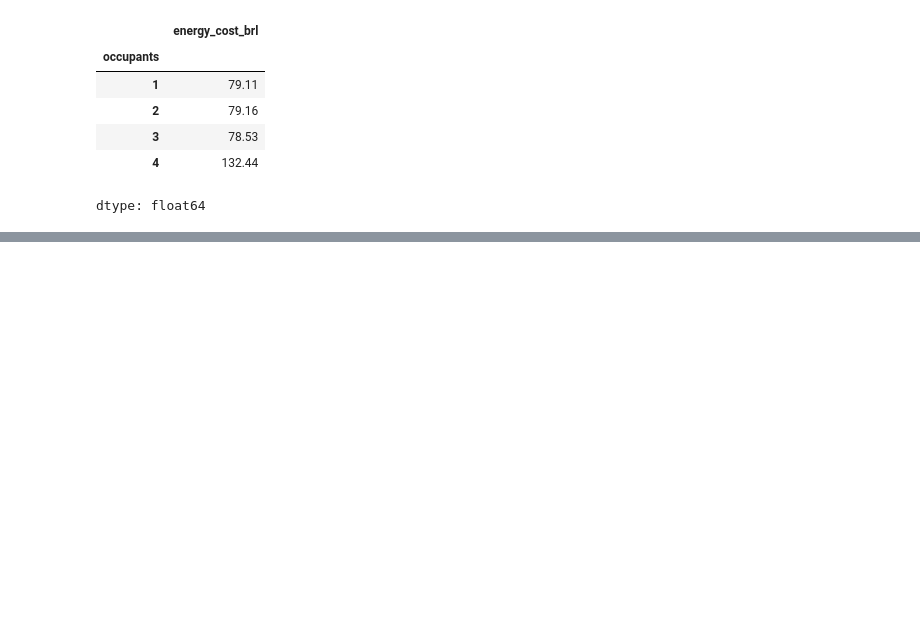
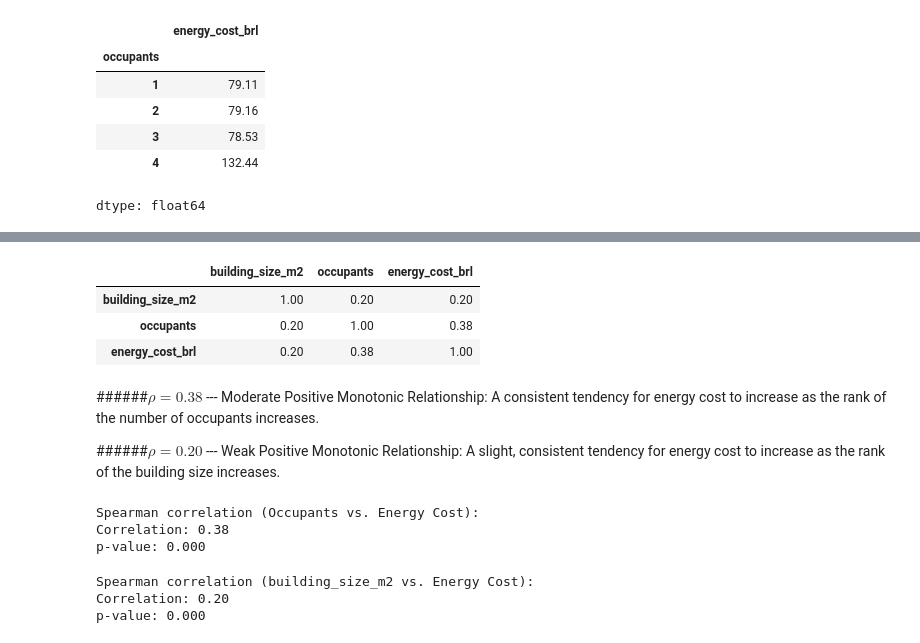
Before and after one commit to KrisDA-1/NU_Pandas, a Jupyter notebook: BD_Hypothesis.ipynb, the cells around one changed output, grey strips where cells are left out. Cells and saved outputs as stored; diff of their text form; code cells hidden in the pictures; blank space fills up the shorter version.

```diff
--- a/BD_Hypothesis.ipynb
+++ b/BD_Hypothesis.ipynb
@@ -260,0 +285,42 @@ dtype: float64
+# %%
+#We will treat our variables as categorical and perform Spearman Correlation
+##Evaluate the strenght of the monotonic relationship.
+
+dataset.select_dtypes(include=['number']).corr(method='spearman')
+# %% [output]
+|  | building_size_m2 | occupants | energy_cost_brl |
+| building_size_m2 | 1.00 | 0.20 | 0.20 |
+| occupants | 0.20 | 1.00 | 0.38 |
+| energy_cost_brl | 0.20 | 0.38 | 1.00 |
+# %% [markdown]
+######$\rho = 0.38$ --- Moderate Positive Monotonic Relationship: A consistent tendency for energy cost to increase as the rank of the number of occupants increases.
+
+######$\rho = 0.20$ --- Weak Positive Monotonic Relationship: A slight, consistent tendency for energy cost to increase as the rank of the building size increases.
+# %%
+##Spearman Correlation and P-value (Occupants and energy consumption)
+from scipy.stats import spearmanr
+x = dataset['occupants']
+y = dataset['energy_cost_brl']
+corr, p_value = spearmanr(x, y)
+
+print("Spearman correlation (Occupants vs. Energy Cost):")
+print(f"Correlation: {corr:.2f}")
+print(f"p-value: {p_value:.3f}")
+# %% [output]
+Spearman correlation (Occupants vs. Energy Cost):
+Correlation: 0.38
+p-value: 0.000
+# %%
+##Spearman Correlation and P-value (Occupants and energy consumption)
+from scipy.stats import spearmanr
+x = dataset['building_size_m2']
+y = dataset['energy_cost_brl']
+corr, p_value = spearmanr(x, y)
+
+print("Spearman correlation (building_size_m2 vs. Energy Cost):")
+print(f"Correlation: {corr:.2f}")
+print(f"p-value: {p_value:.3f}")
+# %% [output]
+Spearman correlation (building_size_m2 vs. Energy Cost):
+Correlation: 0.20
+p-value: 0.000
```
Also changed, not shown: parts of 6 cells of this notebook.
